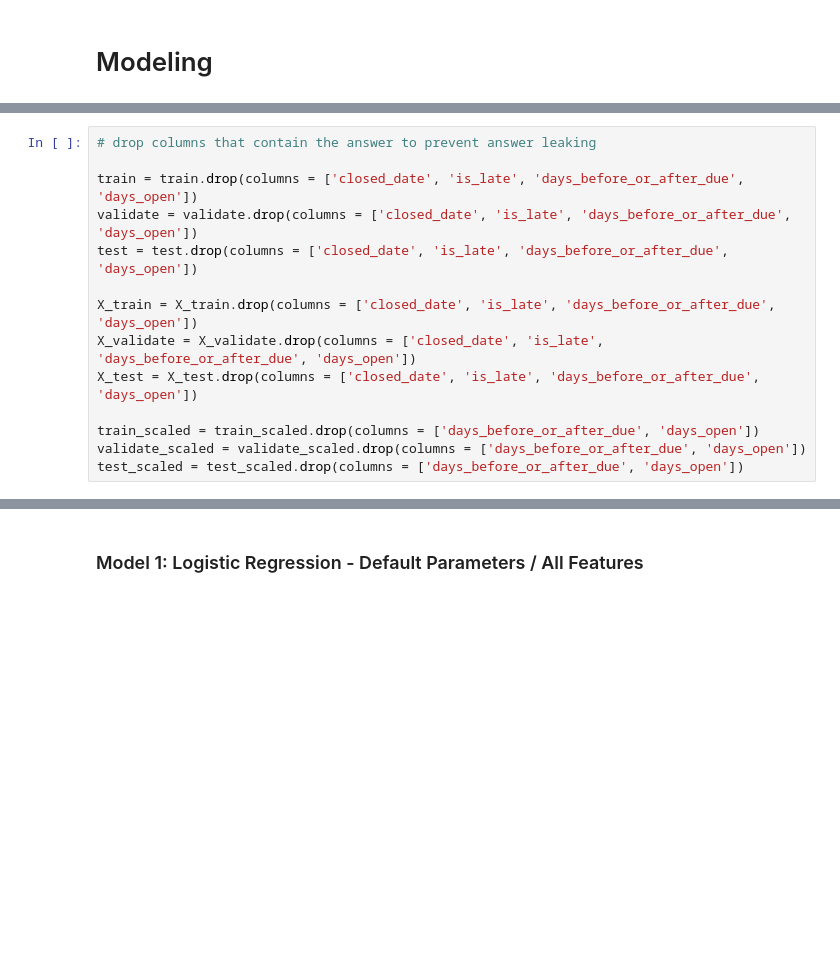
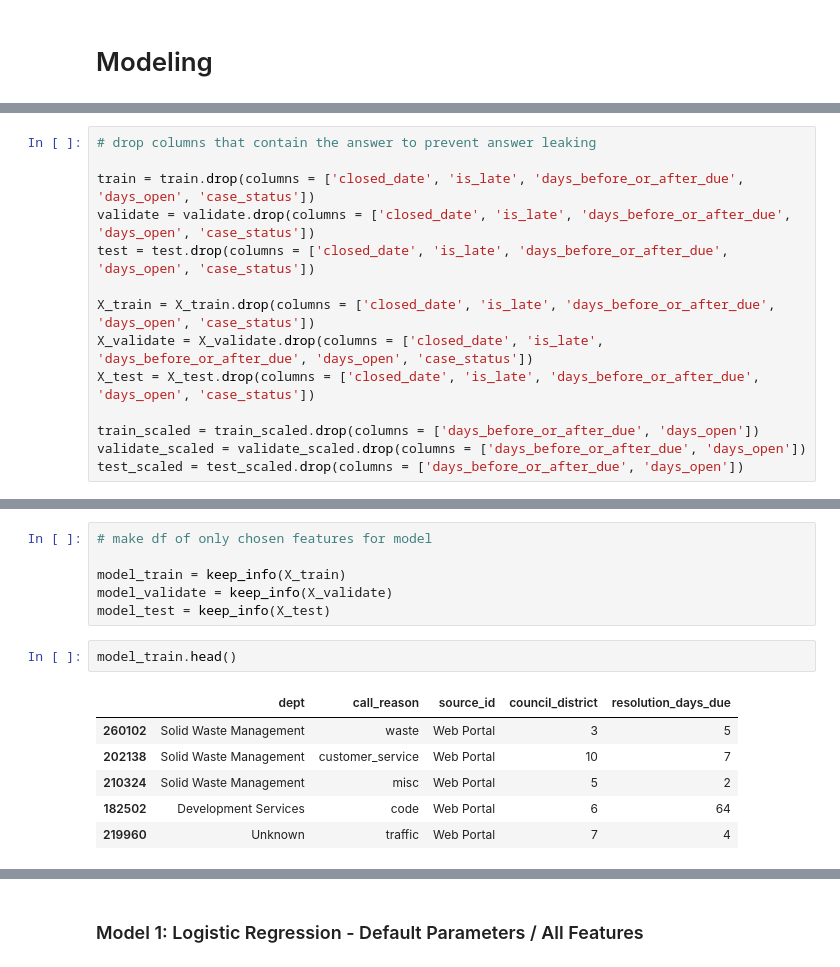
Before and after one commit to 3-1-1-Codeup/project, a Jupyter notebook: workbooks/john/model.ipynb, the cells around one changed output, grey strips where cells are left out. Drawn from its saved outputs; the diff is of its cells as text; blank space fills up the shorter version.

Commit message:
worked on modeling

```diff
--- a/workbooks/john/model.ipynb
+++ b/workbooks/john/model.ipynb
@@ -201,13 +280,13 @@ memory usage: 37.6+ MB
 # %%
 # drop columns that contain the answer to prevent answer leaking
 
-train = train.drop(columns = ['closed_date', 'is_late', 'days_before_or_after_due', 'days_open'])
-validate = validate.drop(columns = ['closed_date', 'is_late', 'days_before_or_after_due', 'days_open'])
-test = test.drop(columns = ['closed_date', 'is_late', 'days_before_or_after_due', 'days_open'])
+train = train.drop(columns = ['closed_date', 'is_late', 'days_before_or_after_due', 'days_open', 'case_status'])
+validate = validate.drop(columns = ['closed_date', 'is_late', 'days_before_or_after_due', 'days_open', 'case_status'])
+test = test.drop(columns = ['closed_date', 'is_late', 'days_before_or_after_due', 'days_open', 'case_status'])
 
-X_train = X_train.drop(columns = ['closed_date', 'is_late', 'days_before_or_after_due', 'days_open'])
-X_validate = X_validate.drop(columns = ['closed_date', 'is_late', 'days_before_or_after_due', 'days_open'])
-X_test = X_test.drop(columns = ['closed_date', 'is_late', 'days_before_or_after_due', 'days_open'])
+X_train = X_train.drop(columns = ['closed_date', 'is_late', 'days_before_or_after_due', 'days_open', 'case_status'])
+X_validate = X_validate.drop(columns = ['closed_date', 'is_late', 'days_before_or_after_due', 'days_open', 'case_status'])
+X_test = X_test.drop(columns = ['closed_date', 'is_late', 'days_before_or_after_due', 'days_open', 'case_status'])
 
 train_scaled = train_scaled.drop(columns = ['days_before_or_after_due', 'days_open'])
 validate_scaled = validate_scaled.drop(columns = ['days_before_or_after_due', 'days_open'])
@@ -214,0 +303,15 @@ test_scaled = test_scaled.drop(columns = ['days_before_or_after_due', 'days_open
+# %%
+# make df of only chosen features for model
+
+model_train = keep_info(X_train)
+model_validate = keep_info(X_validate)
+model_test = keep_info(X_test)
+# %%
+model_train.head()
+# %% [output]
+|  | dept | call_reason | source_id | council_district | resolution_days_due |
+| 260102 | Solid Waste Management | waste | Web Portal | 3 | 5 |
+| 202138 | Solid Waste Management | customer_service | Web Portal | 10 | 7 |
+| 210324 | Solid Waste Management | misc | Web Portal | 5 | 2 |
+| 182502 | Development Services | code | Web Portal | 6 | 64 |
+| 219960 | Unknown | traffic | Web Portal | 7 | 4 |
```
Also changed, not shown: parts of 30 cells of this notebook.
